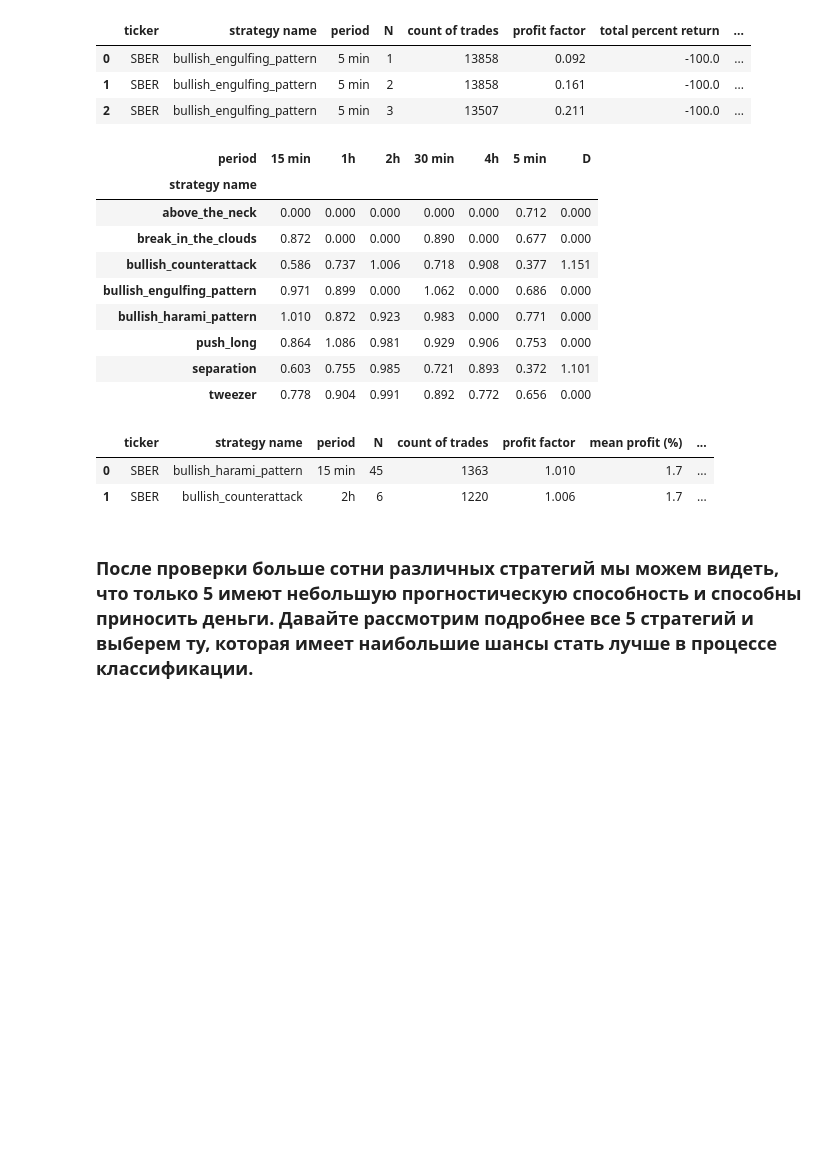
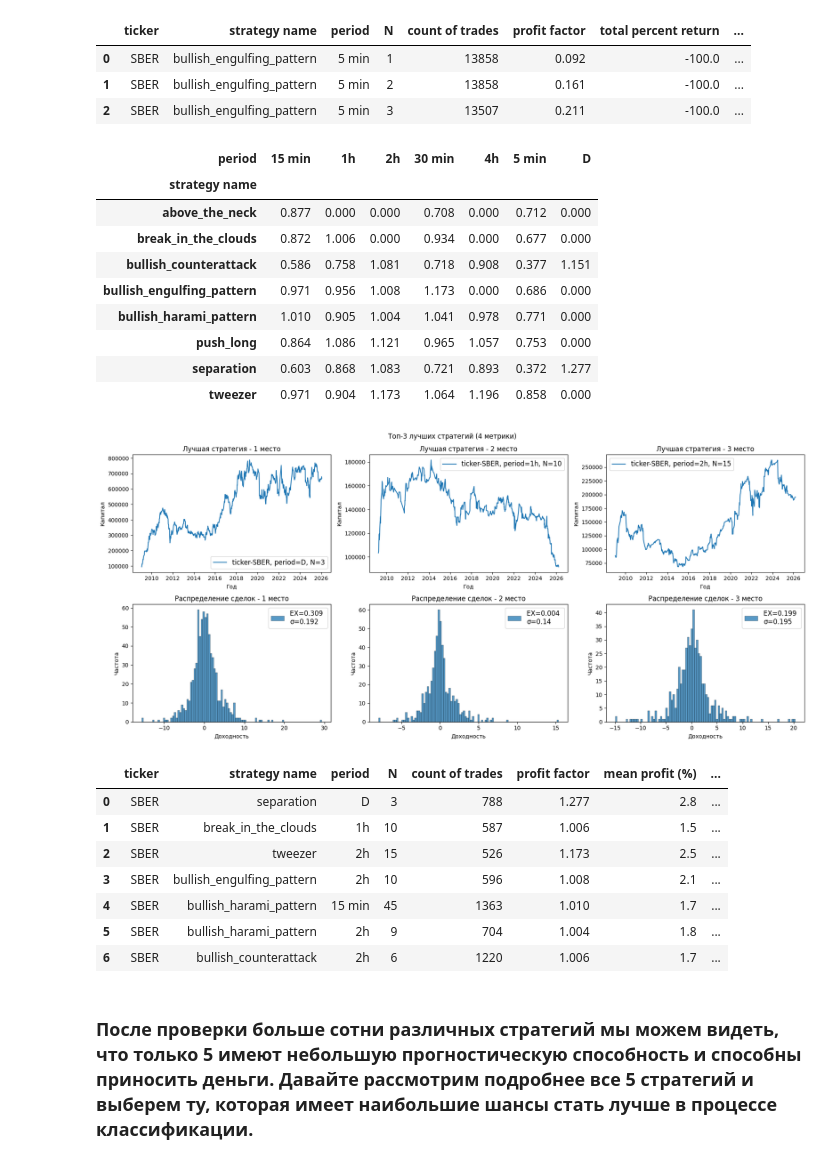
Before and after one commit to AlexKosuhin/project_1, a Jupyter notebook: Проверка эффективности паттернов/Сбербанк_Паттерны.ipynb, the cells around one changed output. Drawn from its saved outputs; the diff is of its cells as text; code cells hidden in the pictures; blank space fills up the shorter version.

```diff
--- a/Проверка эффективности паттернов/Сбербанк_Паттерны.ipynb
+++ b/Проверка эффективности паттернов/Сбербанк_Паттерны.ipynb
@@ -65,7 +65,7 @@ sber_result_strategies.head(3)
 | 1 | SBER | bullish_engulfing_pattern | 5 min | 2 | 13858 | 0.161 | -100.0 | ... |
 | 2 | SBER | bullish_engulfing_pattern | 5 min | 3 | 13507 | 0.211 | -100.0 | ... |
 # %%
-pd.pivot_table(data=sber_result_strategies[sber_result_strategies['count of trades'] > 800],
+pd.pivot_table(data=sber_result_strategies[sber_result_strategies['count of trades'] > 500],
                values='profit factor',
                index='strategy name',
                columns='period',
@@ -74,14 +74,14 @@ pd.pivot_table(data=sber_result_strategies[sber_result_strategies['count of trad
 # %% [output]
 | period | 15 min | 1h | 2h | 30 min | 4h | 5 min | D |
 | strategy name |  |  |  |  |  |  |  |
-| above_the_neck | 0.000 | 0.000 | 0.000 | 0.000 | 0.000 | 0.712 | 0.000 |
-| break_in_the_clouds | 0.872 | 0.000 | 0.000 | 0.890 | 0.000 | 0.677 | 0.000 |
-| bullish_counterattack | 0.586 | 0.737 | 1.006 | 0.718 | 0.908 | 0.377 | 1.151 |
-| bullish_engulfing_pattern | 0.971 | 0.899 | 0.000 | 1.062 | 0.000 | 0.686 | 0.000 |
-| bullish_harami_pattern | 1.010 | 0.872 | 0.923 | 0.983 | 0.000 | 0.771 | 0.000 |
-| push_long | 0.864 | 1.086 | 0.981 | 0.929 | 0.906 | 0.753 | 0.000 |
-| separation | 0.603 | 0.755 | 0.985 | 0.721 | 0.893 | 0.372 | 1.101 |
-| tweezer | 0.778 | 0.904 | 0.991 | 0.892 | 0.772 | 0.656 | 0.000 |
+| above_the_neck | 0.877 | 0.000 | 0.000 | 0.708 | 0.000 | 0.712 | 0.000 |
+| break_in_the_clouds | 0.872 | 1.006 | 0.000 | 0.934 | 0.000 | 0.677 | 0.000 |
+| bullish_counterattack | 0.586 | 0.758 | 1.081 | 0.718 | 0.908 | 0.377 | 1.151 |
+| bullish_engulfing_pattern | 0.971 | 0.956 | 1.008 | 1.173 | 0.000 | 0.686 | 0.000 |
+| bullish_harami_pattern | 1.010 | 0.905 | 1.004 | 1.041 | 0.978 | 0.771 | 0.000 |
+| push_long | 0.864 | 1.086 | 1.121 | 0.965 | 1.057 | 0.753 | 0.000 |
+| separation | 0.603 | 0.868 | 1.083 | 0.721 | 0.893 | 0.372 | 1.277 |
+| tweezer | 0.971 | 0.904 | 1.173 | 1.064 | 1.196 | 0.858 | 0.000 |
 # %%
 # Функция для первичного отбора стратегий
 def compare_strategies(data):
@@ -94,7 +94,7 @@ def compare_strategies(data):
         data (pd.DaraFrame): Возвращаем отфильтрованный датафрейм со результатами стратегии на всех тайфреймах.
     """
     # Фильтрация стратегий
-    data = data[(data['count of trades'] > 800) & (data['profit factor'] > 1) & (data['R2'] > 0.5)] # Ограничение по количеству сделок
+    data = data[(data['count of trades'] > 500) & (data['profit factor'] > 1) & (data['R2'] > 0.5)] # Ограничение по количеству сделок
     if data.shape[0] != 0:
         data['profit factor rank'] = data['profit factor'].rank() # Больше лучше
         data['R2 rank'] = data['R2'].rank() # Больше лучше
@@ -140,35 +140,41 @@ def compare_strategies(data):
             axes[1, 2].legend(fontsize=12)
 
             axes[1, 0].set_title('Распределение сделок - 1 место')
             axes[1, 1].set_title('Распределение сделок - 2 место')
             axes[1, 2].set_title('Распределение сделок - 3 место')
             axes[1, 0].set_ylabel('Частота')
             axes[1, 1].set_ylabel('Частота')
             axes[1, 2].set_ylabel('Частота')
             axes[1, 0].set_xlabel('Доходность')
             axes[1, 1].set_xlabel('Доходность')
             axes[1, 2].set_xlabel('Доходность')
 
             plt.tight_layout()
             plt.show()
             data_new = data[['ticker', 'strategy name', 'period', 'N', 'count of trades',
             'profit factor', 'mean profit (%)', 'mean loss (%)', 'profit/loss ratio', 'max drawdown (%)', 'total percent return', 'R2', 'win_rate']]
             display(data_new.head(10))
             return data
         else:
             data_new = data[['ticker', 'strategy name', 'period', 'N', 'count of trades',
             'profit factor', 'mean profit (%)', 'mean loss (%)', 'profit/loss ratio', 'max drawdown (%)', 'total percent return', 'R2', 'win_rate']]
             display(data_new.head(10))
             return data
 
     else:
         print('ХОРОШИХ СТРАТЕГИЙ НЕТ')
 
 res = compare_strategies(sber_result_strategies)
 # %% [output]
+[figure, added]
 |  | ticker | strategy name | period | N | count of trades | profit factor | mean profit (%) | ... |
-| 0 | SBER | bullish_harami_pattern | 15 min | 45 | 1363 | 1.010 | 1.7 | ... |
-| 1 | SBER | bullish_counterattack | 2h | 6 | 1220 | 1.006 | 1.7 | ... |
+| 0 | SBER | separation | D | 3 | 788 | 1.277 | 2.8 | ... |
+| 1 | SBER | break_in_the_clouds | 1h | 10 | 587 | 1.006 | 1.5 | ... |
+| 2 | SBER | tweezer | 2h | 15 | 526 | 1.173 | 2.5 | ... |
+| 3 | SBER | bullish_engulfing_pattern | 2h | 10 | 596 | 1.008 | 2.1 | ... |
+| 4 | SBER | bullish_harami_pattern | 15 min | 45 | 1363 | 1.010 | 1.7 | ... |
+| 5 | SBER | bullish_harami_pattern | 2h | 9 | 704 | 1.004 | 1.8 | ... |
+| 6 | SBER | bullish_counterattack | 2h | 6 | 1220 | 1.006 | 1.7 | ... |
 # %% [markdown]
 ### После проверки больше сотни различных стратегий мы можем видеть, что только 5 имеют небольшую прогностическую способность и способны приносить деньги. Давайте рассмотрим подробнее все 5 стратегий и выберем ту, которая имеет наибольшие шансы стать лучше в процессе классификации.
 # %%
```
Also changed, not shown: 2 other files.
